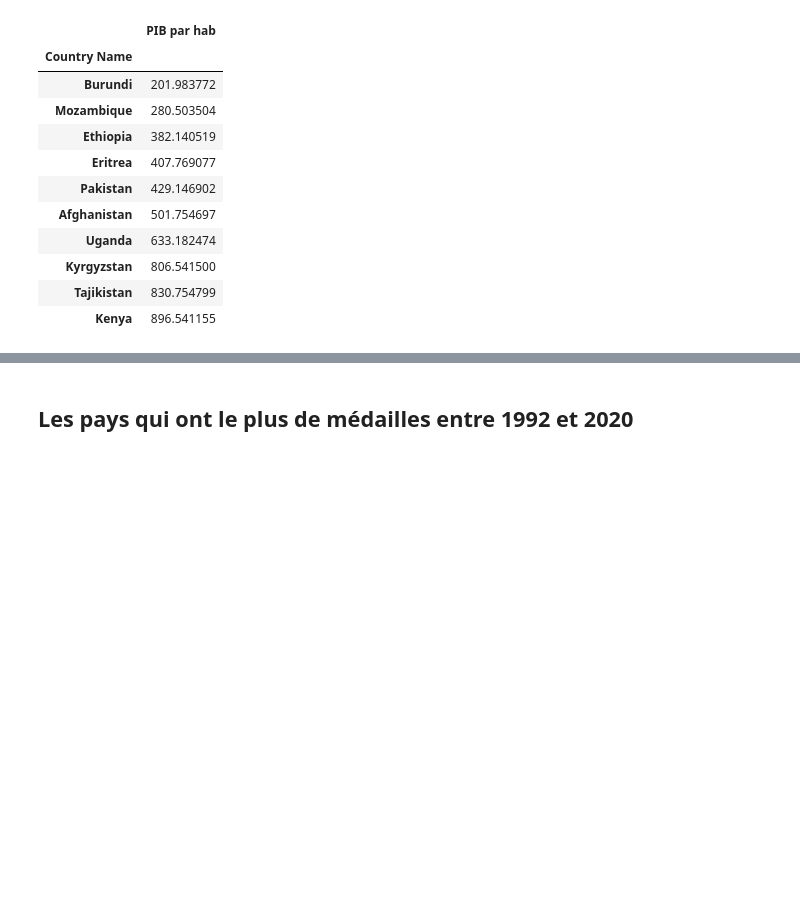
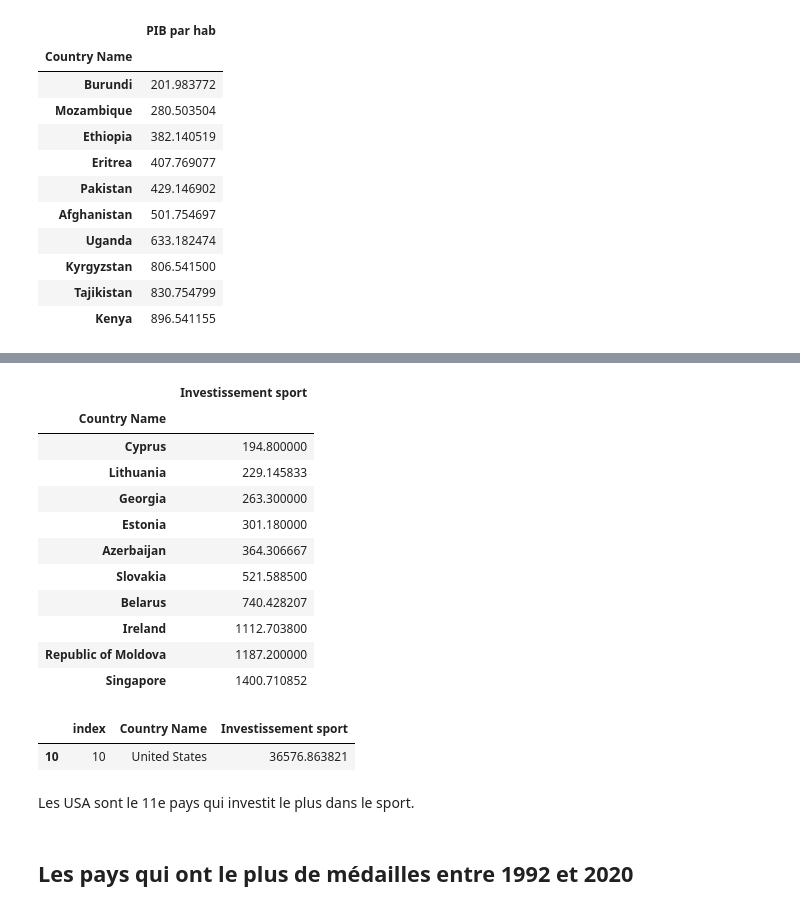
Before and after one commit to clemencebriodeau/Projet-python, a Jupyter notebook: Visualisation.ipynb, the cells around one changed output, grey strips where cells are left out. Drawn from its saved outputs; the diff is of its cells as text; code cells hidden in the pictures; blank space fills up the shorter version.

```diff
--- a/Visualisation.ipynb
+++ b/Visualisation.ipynb
@@ -81,3 +99,27 @@ PIB_min
+# %%
+Invest_sport_min = df.groupby('Country Name').agg({'Investissement sport': "mean"}).sort_values('Investissement sport', ascending = True)
+Invest_sport_min.head(10)
+# %% [output]
+|  | Investissement sport |
+| Country Name |  |
+| Cyprus | 194.800000 |
+| Lithuania | 229.145833 |
+| Georgia | 263.300000 |
+| Estonia | 301.180000 |
+| Azerbaijan | 364.306667 |
+| Slovakia | 521.588500 |
+| Belarus | 740.428207 |
+| Ireland | 1112.703800 |
+| Republic of Moldova | 1187.200000 |
+| Singapore | 1400.710852 |
+# %%
+Invest_sport_max.reset_index(inplace=True)
+Invest_sport_max[Invest_sport_max['Country Name'] == "United States"]
+# %% [output]
+|  | index | Country Name | Investissement sport |
+| 10 | 10 | United States | 36576.863821 |
+# %% [markdown]
+Les USA sont le 11e pays qui investit le plus dans le sport.
 # %% [markdown]
 ## Les pays qui ont le plus de médailles entre 1992 et 2020
 # %% [markdown]
```
Also changed, not shown: parts of 4 cells of this notebook.
